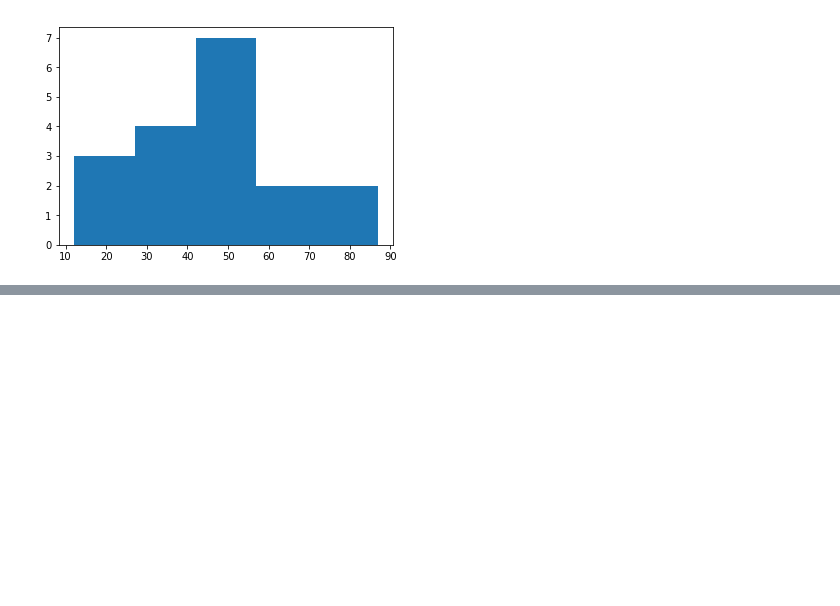
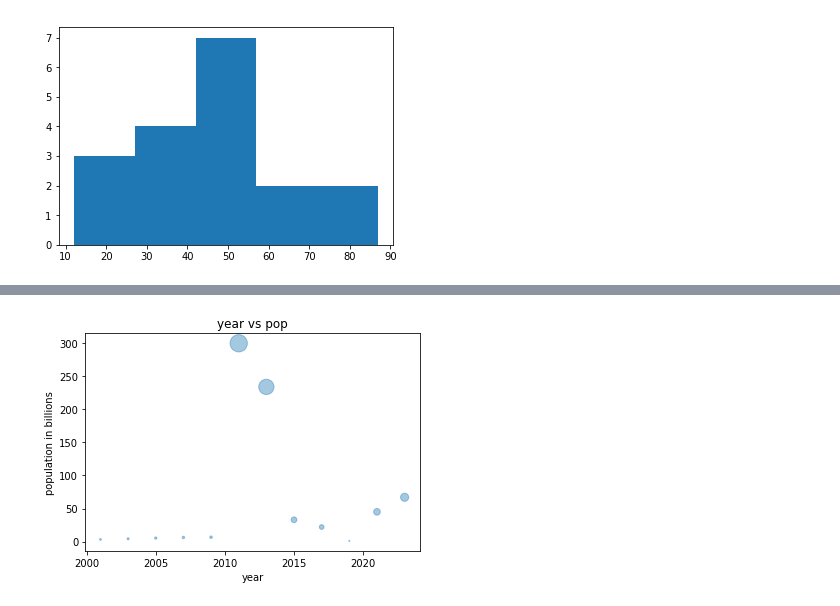
Before and after one commit to adityakuppa26/Matplotlib-Basics, a Jupyter notebook: plots.ipynb, the cells around one changed output, grey strips where cells are left out. Cells and saved outputs as stored; diff of their text form; code cells hidden in the pictures; blank space fills up the shorter version.

```diff
--- a/plots.ipynb
+++ b/plots.ipynb
@@ -52,0 +76,8 @@ plt.show()
+# %%
+plt.scatter(year,pop,s=np_pop,alpha=0.4)    # alpha for transparency
+plt.xlabel('year')
+plt.ylabel('population in billions')
+plt.title('year vs pop')
+plt.show()
+# %% [output]
+[figure, added]
```
Also changed, not shown: parts of 5 cells of this notebook.
